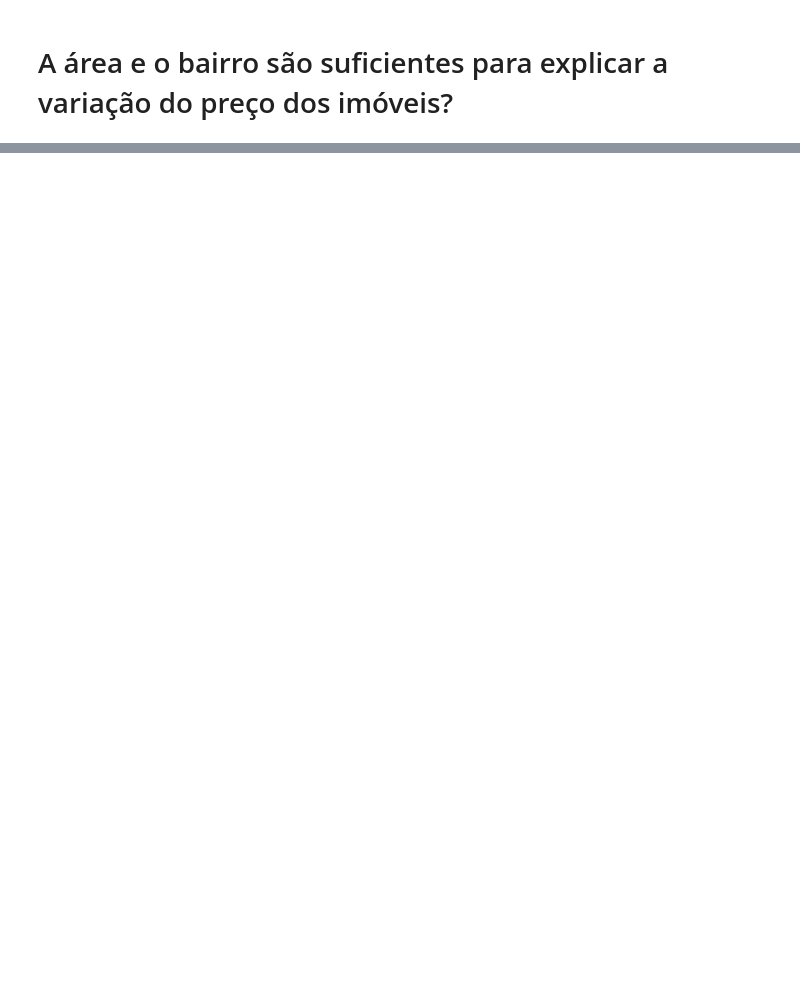
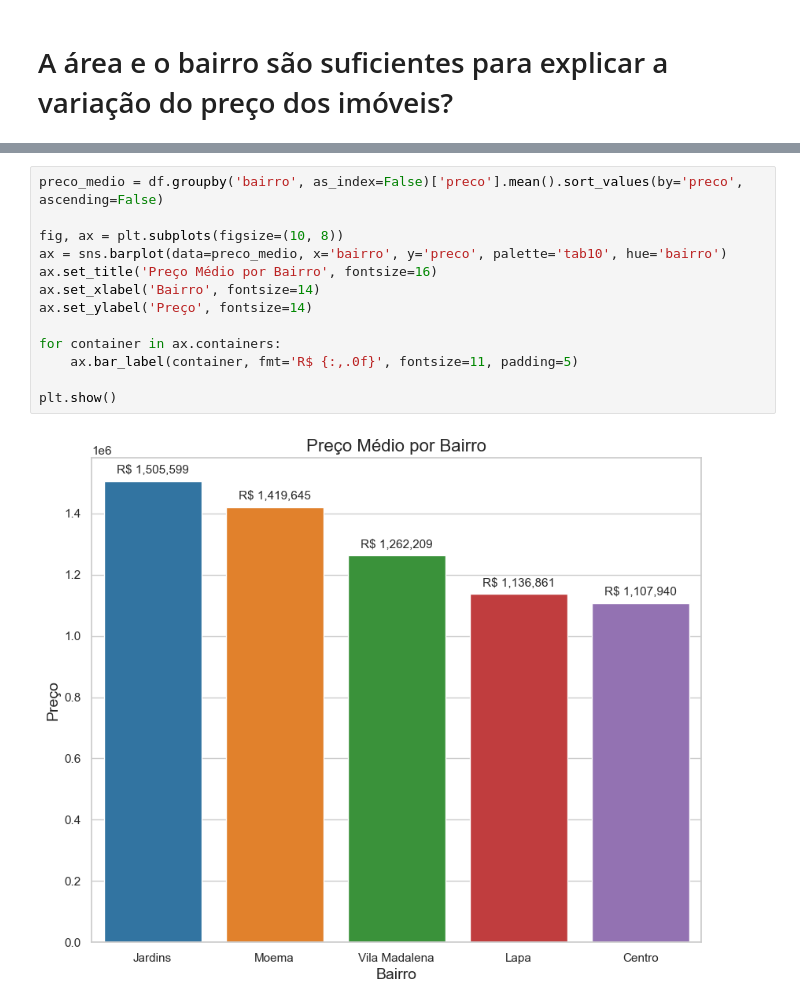
Before and after one commit to RodrygoYamasaki/HousePricePrediction, a Jupyter notebook: notebooks/treinando_modelo.ipynb, the cells around one changed output, grey strips where cells are left out. Drawn from its saved outputs; the diff is of its cells as text; blank space fills up the shorter version.

```diff
--- a/notebooks/treinando_modelo.ipynb
+++ b/notebooks/treinando_modelo.ipynb
@@ -126,0 +127,15 @@ plt.show()
+# %%
+preco_medio = df.groupby('bairro', as_index=False)['preco'].mean().sort_values(by='preco', ascending=False)
+
+fig, ax = plt.subplots(figsize=(10, 8))
+ax = sns.barplot(data=preco_medio, x='bairro', y='preco', palette='tab10', hue='bairro')
+ax.set_title('Preço Médio por Bairro', fontsize=16)
+ax.set_xlabel('Bairro', fontsize=14)
+ax.set_ylabel('Preço', fontsize=14)
+
+for container in ax.containers:
+    ax.bar_label(container, fmt='R$ {:,.0f}', fontsize=11, padding=5)
+
+plt.show()
+# %% [output]
+[figure, added]
```
Also changed, not shown: parts of 8 cells of this notebook.
